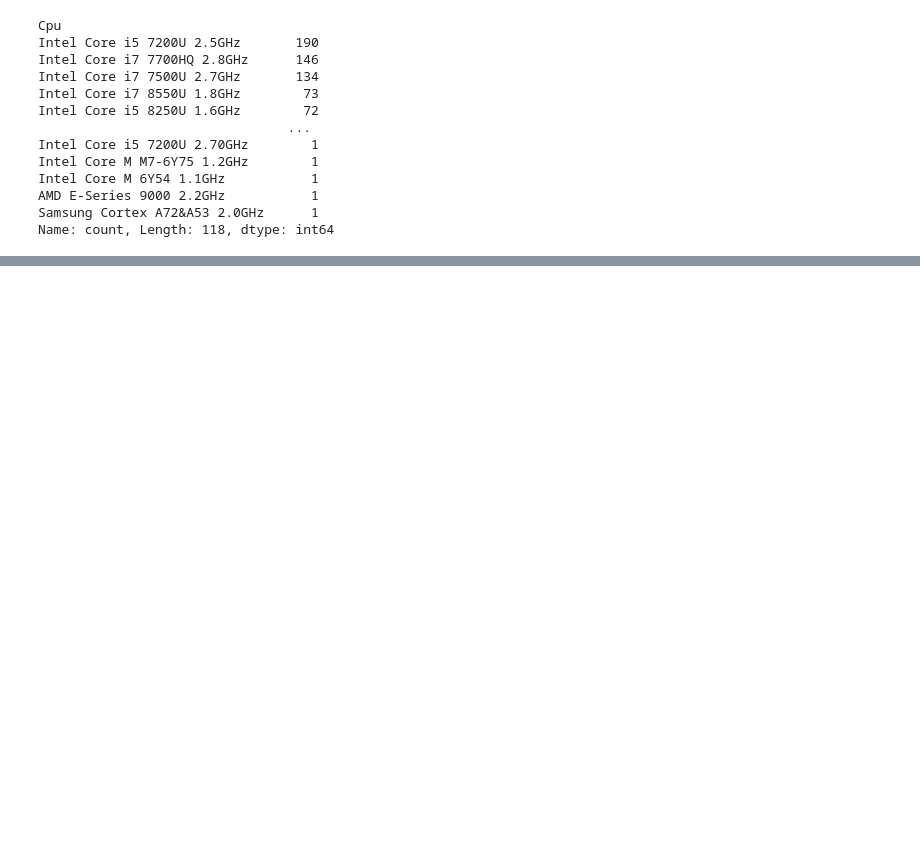
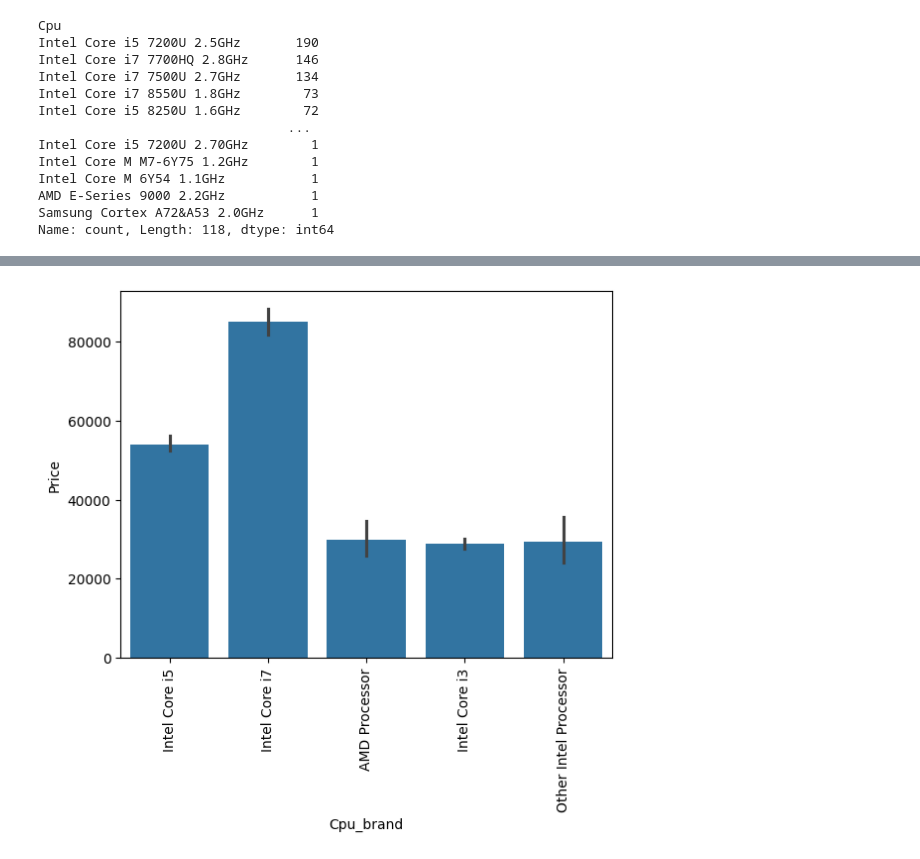
Before and after one commit to MudaserShah/Machine-learning-Projects, a Jupyter notebook: Laptop-price-preciton/eda_laptop.ipynb, the cells around one changed output, grey strips where cells are left out. Saved outputs shown, nothing was run; the diff lists cells and outputs as text; code cells hidden in the pictures; blank space fills up the shorter version.

```diff
--- a/Laptop-price-preciton/eda_laptop.ipynb
+++ b/Laptop-price-preciton/eda_laptop.ipynb
@@ -558,0 +590,6 @@ Name: count, Length: 118, dtype: int64
+# %%
+sns.barplot(x=df["Cpu_brand"], y = df['Price'])
+plt.xticks(rotation='vertical')
+plt.show()
+# %% [output]
+[figure, added]
```
Also changed, not shown: parts of 34 cells of this notebook, 1 other file.
